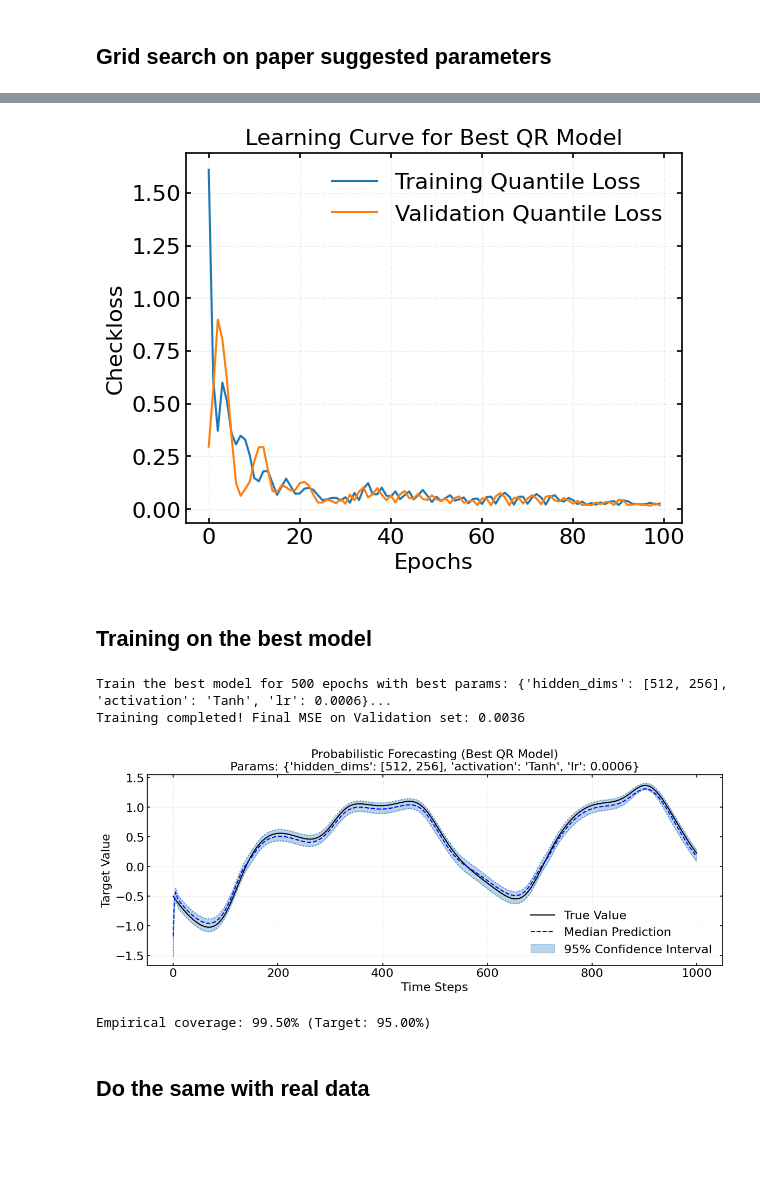
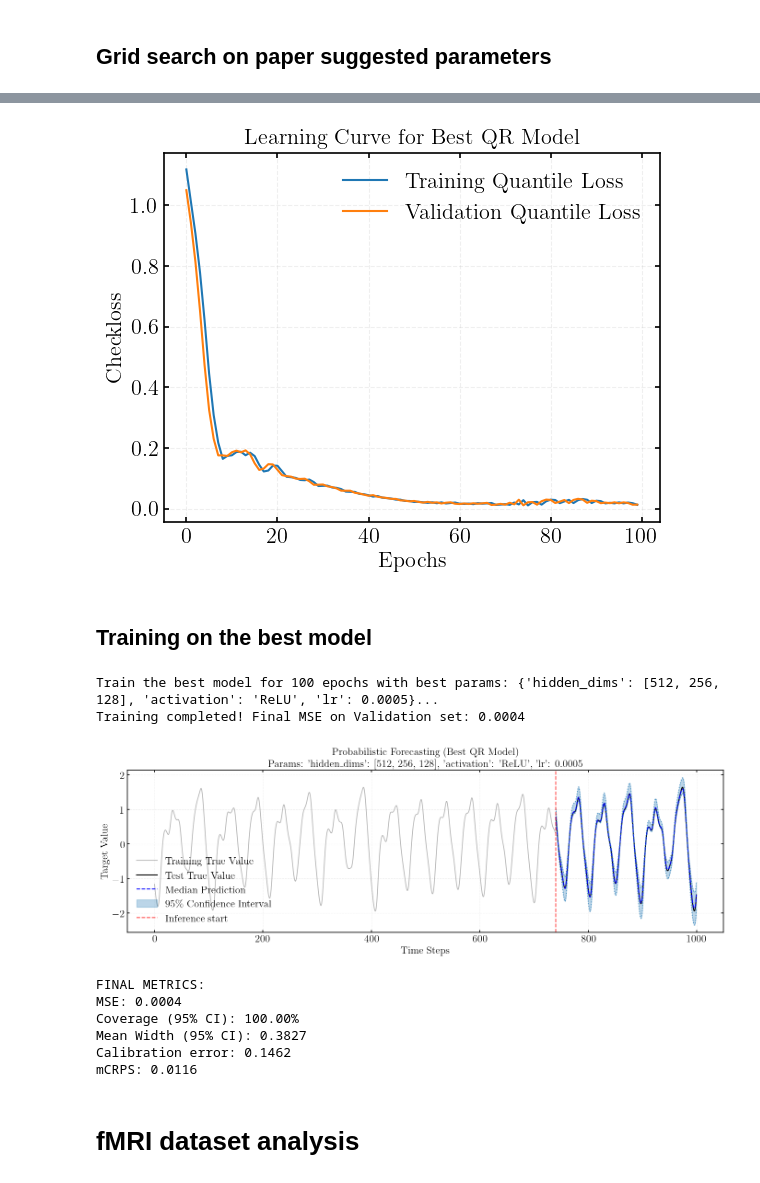
Before and after one commit to filippobezzi/Bayesian-Inference-in-High-Dimensional-Reservoir-Dynamics-for-Neural-Time-Series, a Jupyter notebook: quantile_regression.ipynb, the cells around one changed output, grey strips where cells are left out. Saved outputs shown, nothing was run; the diff lists cells and outputs as text; code cells hidden in the pictures; blank space fills up the shorter version.

```diff
--- a/quantile_regression.ipynb
+++ b/quantile_regression.ipynb
@@ -17,9 +21,9 @@ from utils import Reservoir, DataGenerator
 
 plt.rcParams.update({
     # LaTeX and Fonts
-    # "text.usetex": True,
-    # "font.family": "cmr10",
-    # "text.latex.preamble": r"\usepackage{amsmath, amssymb}",
+    "text.usetex": True,
+    "font.family": "cmr10",
+    "text.latex.preamble": r"\usepackage{amsmath, amssymb}",
     "font.size": 16,
     "axes.titlesize": 16,
     "axes.labelsize": 16,
@@ -157,7 +213,7 @@ Ytest_tensor = torch.from_numpy(Y_test).float()
 param_grid = { # n.b. for now I tested only the paper suggested parameters, but we can expand them later if needed
     "hidden_dims": [ [512], [512, 256], [512, 256, 128] ], # test 1, 2 or 3 layers
     "activations": [nn.ReLU, nn.Tanh],
-    "learning_rates": [0.001, 0.0006]
+    "learning_rates": [0.1, 0.01, 0.001, 0.0005]
 }
 
 # Define quantiles for median and 95% confidence interval (switch to:
@@ -165,13 +221,13 @@ param_grid = { # n.b. for now I tested only the paper suggested parameters, but
 taus = [0.025, 0.50, 0.975]
 epochs = 100
 
-best_mse = float('inf')
+best_mse = float("inf")
 best_params = None
 best_model = None
 best_train_losses = []
 best_val_losses = []
 
-print("\nStarting Grid Search...")
+print("\nSTARTING GRID SEARCH...")
 
 # Loop over all combinations of hyperparameters
 for hdim in param_grid["hidden_dims"]:
@@ -212,7 +268,7 @@ for hdim in param_grid["hidden_dims"]:
                 median_preds = final_val_preds[:, 1].unsqueeze(1)
                 mse = torch.mean((Ytest_tensor - median_preds)**2).item()
 
-            print(f"Tested Config: Layers={len(hdim)}, Act={act.__name__}, LR={lr} | Val MSE: {mse:.4f}")
+            print(f"\nTested Config: Layers={len(hdim)}, activation={act.__name__}, lr={lr}, mse: {mse:.4f}")
 
             # 4. Save the best model
             if mse < best_mse:
@@ -221,8 +277,9 @@ for hdim in param_grid["hidden_dims"]:
                 best_model = model
                 best_train_losses = train_losses
                 best_val_losses = val_losses
+                print("New best model found!")
 
-print(f"\n==== BEST MODEL ====")
+print(f"\nBEST MODEL:")
 print(f"Parameters: {best_params}")
 print(f"Validation MSE: {best_mse:.4f}")
 # %% [output]
@@ -253,10 +310,10 @@ plt.xlabel("Epochs")
 plt.ylabel("Checkloss")
 plt.title(f"Learning Curve for Best QR Model")
 plt.legend(frameon=False, loc="best")
-plt.grid(True, linestyle="dashed", alpha=0.2)
+
 plt.show()
 # %% [output]
-[figure, old version]
+[figure, new version]
 # %% [markdown]
 ## Training on the best model
 # %%
@@ -268,7 +325,7 @@ best_model = ReadoutMLP(input_dim=Xtrain_tensor.shape[1], hidden_dims=best_param
 optimizer = torch.optim.Adam(best_model.parameters(), lr=best_params["lr"])
 
 # Train for many epochs
-epochs = 500
+epochs = 100
 train_losses = []
 val_losses = []
 train_mses = []
@@ -300,49 +357,55 @@ for epoch in range(epochs):
 
 print(f"Training completed! Final MSE on Validation set: {val_mses[-1]:.4f}")
 # %% [output]
-Train the best model for 500 epochs with best params: {'hidden_dims': [512, 256], 'activation': 'Tanh', 'lr': 0.0006}...
-Training completed! Final MSE on Validation set: 0.0036
+Train the best model for 100 epochs with best params: {'hidden_dims': [512, 256, 128], 'activation': 'ReLU', 'lr': 0.0005}...
+Training completed! Final MSE on Validation set: 0.0004
 # %%
 best_model.eval()
 with torch.no_grad():
     test_predictions = best_model(Xtest_tensor)
 
 # Extract quantiles
 y_pred_025 = test_predictions[:, 0].numpy()
 y_pred_50  = test_predictions[:, 1].numpy()
 y_pred_975 = test_predictions[:, 2].numpy()
 
-y_true = Ytest_tensor.numpy()
+# Extract true values for both Train and Test
+y_train_true = Ytrain_tensor.numpy()
+y_test_true = Ytest_tensor.numpy()
+
+len_train = len(y_train_true)
+len_test = len(y_test_true)
 
 # Plot results
-plt.figure(figsize=(12, 5))
+plt.figure(figsize=(14, 5))
 
-# Plot true value
-plt.plot(y_true, label="True Value", color="black", linewidth=1.5)
+plt.plot(range(len_train), y_train_true, label="Training True Value", color="gray", alpha=0.6, linewidth=1.2)
+plt.plot(range(len_train, len_train + len_test), y_test_true, label="Test True Value", color="black", linewidth=1.5)
+plt.plot(range(len_train, len_train + len_test), y_pred_50, label="Median Prediction", color="blue", linestyle="--", linewidth=1.5)
+plt.plot(range(len_train, len_train + len_test), y_pred_975, color="tab:blue", linestyle=":", alpha=0.7)
+plt.plot(range(len_train, len_train + len_test), y_pred_025, color="tab:blue", linestyle=":", alpha=0.7)
 
-# Plot median
-plt.plot(y_pred_50, label="Median Prediction", color="blue", linestyle="--", linewidth=1.5)
+plt.fill_between(range(len_train, len_train+len_test), y_pred_025.flatten(), y_pred_975.flatten(),
+                 color="tab:blue", alpha=0.3, label=r"95\% Confidence Interval")
 
-# Plot CI
-plt.plot(y_pred_975, color="tab:blue", linestyle=":", alpha=0.7)
-plt.plot(y_pred_025, color="tab:blue", linestyle=":", alpha=0.7)
-plt.fill_between(range(y_true.shape[0]),
-                 y_pred_025.flatten(),
-                 y_pred_975.flatten(),
-                 color="tab:blue", alpha=0.3, label="95% Confidence Interval")
+plt.axvline(x=len_train, color='red', linestyle='--', alpha=0.7, label="Inference start")
 
 plt.xlabel("Time Steps")
 plt.ylabel("Target Value")
 plt.title(f"Probabilistic Forecasting (Best QR Model)\nParams: {best_params}")
 plt.legend(loc="best", frameon=False)
 
 plt.tight_layout()
+plt.savefig("qr_mg_prediction.pdf")
 plt.show()
-
-# Compute coverage
-into_interval = (y_true.flatten() >= y_pred_025.flatten()) & (y_true.flatten() <= y_pred_975.flatten())
-coverage = into_interval.mean()*100
-print(f"Empirical coverage: {coverage:.2f}% (Target: 95.00%)")
 # %% [output]
-[figure, old version]
+[figure, new version]
-Empirical coverage: 99.50% (Target: 95.00%)
+# %%
+qr_mg_metrics = compute_metrics(taus, y_test_true, test_predictions.numpy())
+# %% [output]
+FINAL METRICS:
+MSE: 0.0004
+Coverage (95% CI): 100.00%
+Mean Width (95% CI): 0.3827
+Calibration error: 0.1462
+mCRPS: 0.0116
@@ -349,2 +419,2 @@ Empirical coverage: 99.50% (Target: 95.00%)
 # %% [markdown]
-## Do the same with real data
+# fMRI dataset analysis
```
Also changed, not shown: parts of 30 cells of this notebook, 1 other file.
